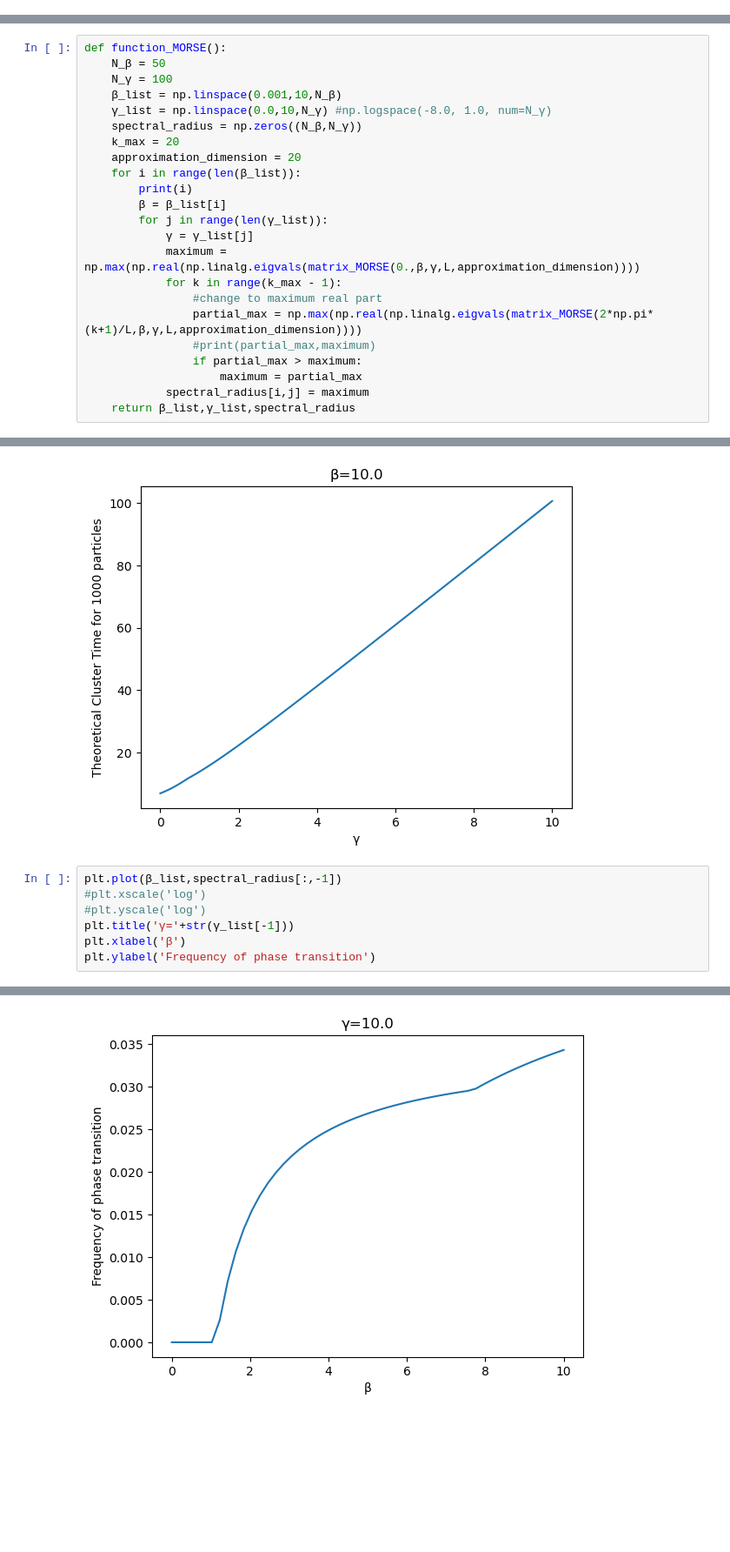
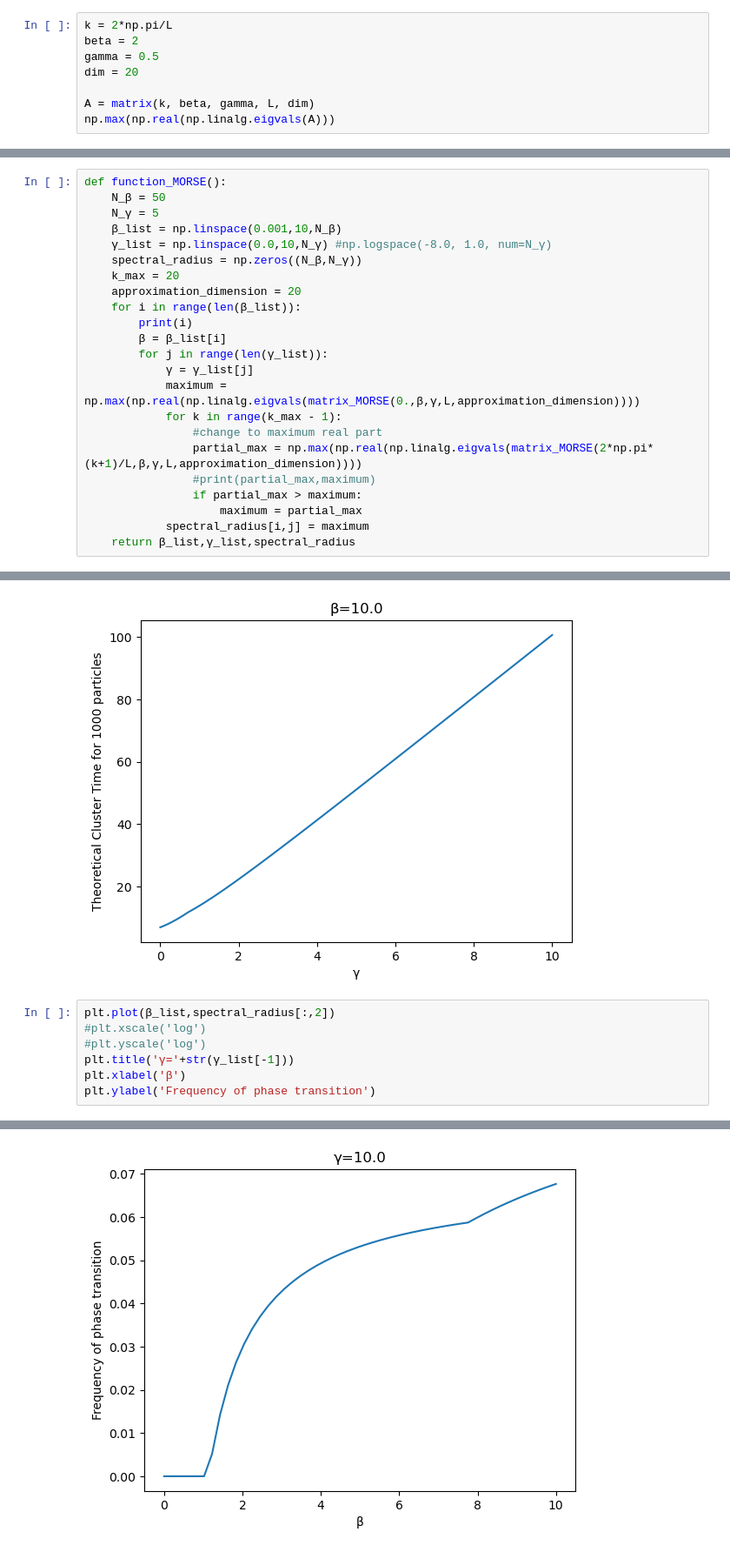
Before and after one commit to SchroedingersLion/Cluster-Formation-in-Diffusive-Systems, a Jupyter notebook: Spectral 3D Plots.ipynb, the cells around one changed output, grey strips where cells are left out. Shown at 87% size. Saved outputs shown, nothing was run; the diff lists cells and outputs as text; blank space fills up the shorter version.

```diff
--- a/Spectral 3D Plots.ipynb
+++ b/Spectral 3D Plots.ipynb
@@ -72,0 +73,8 @@ for k in ks:
+# %%
+k = 2*np.pi/L
+beta = 2
+gamma = 0.5
+dim = 20
+
+A = matrix(k, beta, gamma, L, dim)
+np.max(np.real(np.linalg.eigvals(A)))
@@ -358,7 +348,7 @@ print(np.max(np.real(np.linalg.eigvals(matrix_MORSE(1,100,10.,L,15)))))
 # %%
 def function_MORSE():
     N_β = 50
-    N_γ = 100
+    N_γ = 5
     β_list = np.linspace(0.001,10,N_β)
     γ_list = np.linspace(0.0,10,N_γ) #np.logspace(-8.0, 1.0, num=N_γ)
     spectral_radius = np.zeros((N_β,N_γ))
@@ -438,15 +413,15 @@ plt.ylabel('Theoretical Cluster Time for 1000 particles')
 Text(0, 0.5, 'Theoretical Cluster Time for 1000 particles')
 [figure]
 # %%
-plt.plot(β_list,spectral_radius[:,-1])
+plt.plot(β_list,spectral_radius[:,2])
 #plt.xscale('log')
 #plt.yscale('log')
 plt.title('γ='+str(γ_list[-1]))
 plt.xlabel('β')
 plt.ylabel('Frequency of phase transition')
 # %% [output]
 Text(0, 0.5, 'Frequency of phase transition')
-[figure, old version]
+[figure, new version]
 # %%
 #zlim = 0.1
 fig = plt.figure(figsize =(10,15))
```
Also changed, not shown: parts of 15 cells of this notebook, 2 other files.
